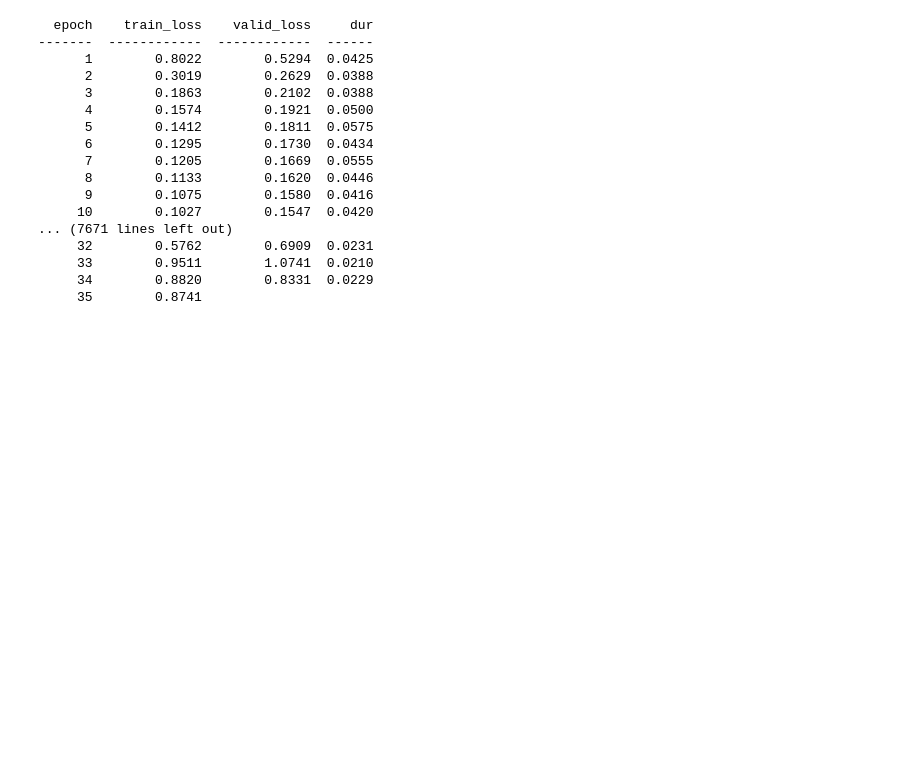
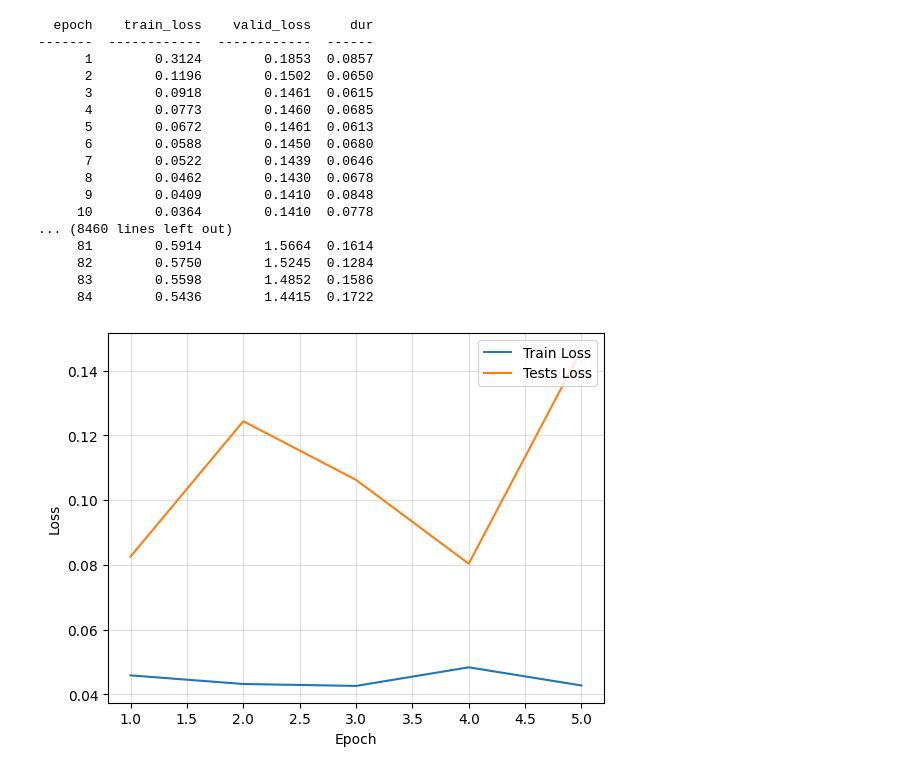
Before and after one commit to Jaachimsthal/kaggle, a Jupyter notebook: house_prices/house_prices_log.ipynb, the cells around one changed output. Saved outputs shown, nothing was run; the diff lists cells and outputs as text; code cells hidden in the pictures; blank space fills up the shorter version.

```diff
--- a/house_prices/house_prices_log.ipynb
+++ b/house_prices/house_prices_log.ipynb
@@ -54,5 +64,5 @@ class Net(nn.Module):
 # %%
-def train(features: torch.Tensor, labels: torch.Tensor, num_epochs: int, lr: float, weight_decay: float, batch_size: int) -> np.array:
+def train(net: nn.Module, features: torch.Tensor, labels: torch.Tensor, num_epochs: int, lr: float, weight_decay: float, batch_size: int) -> np.array:
     """模型训练
 
     Args:
@@ -66,13 +76,10 @@ def train(features: torch.Tensor, labels: torch.Tensor, num_epochs: int, lr: flo
     Returns:
         torch.Tensor: 损失
     """
-    net   = Net()
-    optim = torch.optim.Adam(net.parameters(), lr=lr, weight_decay=weight_decay)
-    loss  = nn.MSELoss()
-
     is_training = net.training
     net.to("cuda")
 
+    optim = torch.optim.Adam(net.parameters(), lr=lr, weight_decay=weight_decay)
     dataset = torch.utils.data.TensorDataset(features, labels)
     data_loader = torch.utils.data.DataLoader(dataset=dataset, batch_size=batch_size, shuffle=is_training)
 
@@ -119,9 +165,9 @@ def k_fold() -> None:
     )
 
     param_grid = {
-        'batch_size': [30, 60, 90],
-        'max_epochs': [50, 100, 150],
-        'lr': [0.001, 0.01, 0.1]
+        'batch_size': [30, 60, 90, 120],
+        'max_epochs': [50, 100, 150, 200],
+        'lr': [0.001, 0.01, 0.1, 0.5]
     }
 
     # 创建GridSearchCV
@@ -136,21 +182,22 @@ def k_fold() -> None:
 
     print("最佳超参数：", grid_search.best_params_)
     print("最佳准确率：", grid_search.best_score_)
+k_fold()
 # %% [output]
   epoch    train_loss    valid_loss     dur
 -------  ------------  ------------  ------
-      1        0.8022        0.5294  0.0425
-      2        0.3019        0.2629  0.0388
-      3        0.1863        0.2102  0.0388
-      4        0.1574        0.1921  0.0500
-      5        0.1412        0.1811  0.0575
-      6        0.1295        0.1730  0.0434
-      7        0.1205        0.1669  0.0555
-      8        0.1133        0.1620  0.0446
-      9        0.1075        0.1580  0.0416
-     10        0.1027        0.1547  0.0420
-... (7671 lines left out)
-     32        0.5762        0.6909  0.0231
-     33        0.9511        1.0741  0.0210
-     34        0.8820        0.8331  0.0229
-     35        0.8741
+      1        0.3124        0.1853  0.0857
+      2        0.1196        0.1502  0.0650
+      3        0.0918        0.1461  0.0615
+      4        0.0773        0.1460  0.0685
+      5        0.0672        0.1461  0.0613
+      6        0.0588        0.1450  0.0680
+      7        0.0522        0.1439  0.0646
+      8        0.0462        0.1430  0.0678
+      9        0.0409        0.1410  0.0848
+     10        0.0364        0.1410  0.0778
+... (8460 lines left out)
+     81        0.5914        1.5664  0.1614
+     82        0.5750        1.5245  0.1284
+     83        0.5598        1.4852  0.1586
+     84        0.5436        1.4415  0.1722
@@ -156,0 +270,10 @@ def k_fold() -> None:
+# %%
+plt.plot(list(range(1, 5+1)), train_l, label='Train Loss')
+plt.plot(list(range(1, 5+1)), tests_l, label='Tests Loss')
+plt.xlabel('Epoch')
+plt.ylabel('Loss')
+plt.grid(True, alpha=0.4)
+plt.legend(loc='upper right')
+plt.show()
+# %% [output]
+[figure, added]
```
Also changed, not shown: parts of 6 cells of this notebook, 2 other files.
